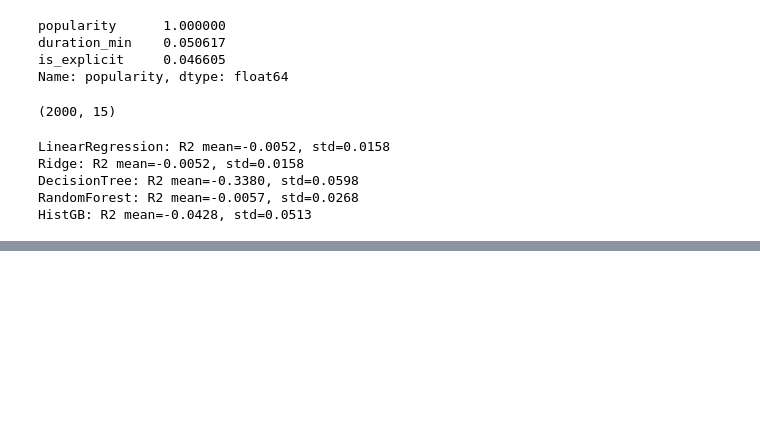
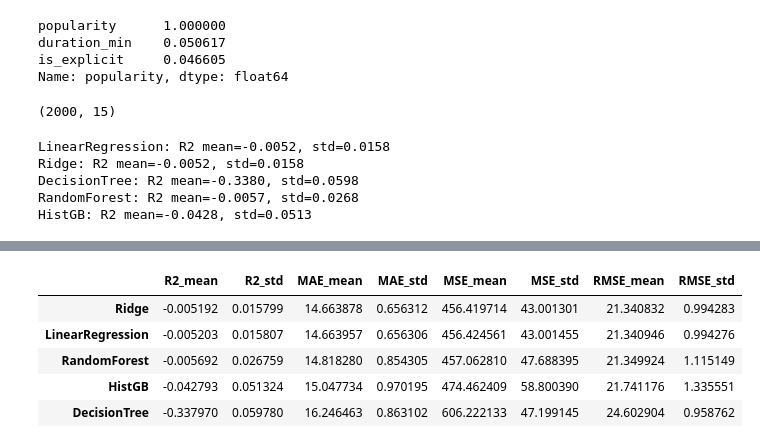
Before and after one commit to kirillms24/spotify-ml-project, a Jupyter notebook: notebook.ipynb, the cells around one changed output, grey strips where cells are left out. Cells and saved outputs as stored; diff of their text form; code cells hidden in the pictures; blank space fills up the shorter version.

Commit message:
Обновлен notebook: добавлены MAE, MSE, RMSE

```diff
--- a/notebook.ipynb
+++ b/notebook.ipynb
@@ -226,3 +226,75 @@ Ridge: R2 mean=-0.0052, std=0.0158
 DecisionTree: R2 mean=-0.3380, std=0.0598
 RandomForest: R2 mean=-0.0057, std=0.0268
 HistGB: R2 mean=-0.0428, std=0.0513
+# %%
+#Импорт необходимых метрик
+from sklearn.metrics import make_scorer, mean_absolute_error, mean_squared_error
+import numpy as np
+import pandas as pd
+
+#Создаем scorers
+
+mae_scorer = make_scorer(mean_absolute_error, greater_is_better=False)
+mse_scorer = make_scorer(mean_squared_error, greater_is_better=False)
+
+# Функция RMSE
+def rmse(y_true, y_pred):
+    # RMSE — корень из MSE
+    return np.sqrt(mean_squared_error(y_true, y_pred))
+
+rmse_scorer = make_scorer(rmse, greater_is_better=False)
+
+#Проверяем определение моделей
+assert 'models' in globals(), "Ошибка: сначала создайте словарь `models`"
+assert 'X' in globals() and 'y' in globals(), "Ошибка: переменные X и y должны быть созданы"
+assert 'kf' in globals(), "Ошибка: создайте KFold: kf = KFold(n_splits=5, shuffle=True, random_state=...)"
+
+cv_metrics = {}
+
+#Основной цикл по моделям
+for name, model in models.items():
+    print(f"Evaluating (CV) model: {name}")
+
+    pipe = Pipeline([
+        ('imputer', SimpleImputer(strategy='median')),  # заполняем пропуски медианой
+        ('scaler', StandardScaler()),                   # нормируем данные
+        ('model', model)                                # сама модель
+    ])
+
+    #R²
+    r2_scores = cross_val_score(pipe, X, y, cv=kf, scoring='r2', n_jobs=1)
+
+    #MAE, MSE, RMSE
+    mae_scores  = -cross_val_score(pipe, X, y, cv=kf, scoring=mae_scorer,  n_jobs=1)
+    mse_scores  = -cross_val_score(pipe, X, y, cv=kf, scoring=mse_scorer,  n_jobs=1)
+    rmse_scores = -cross_val_score(pipe, X, y, cv=kf, scoring=rmse_scorer, n_jobs=1)
+
+    #Записываем результаты
+    cv_metrics[name] = {
+        'R2_mean': r2_scores.mean(),     'R2_std': r2_scores.std(),
+        'MAE_mean': mae_scores.mean(),   'MAE_std': mae_scores.std(),
+        'MSE_mean': mse_scores.mean(),   'MSE_std': mse_scores.std(),
+        'RMSE_mean': rmse_scores.mean(), 'RMSE_std': rmse_scores.std(),
+    }
+
+    #Вывод
+    print(f"  R2:   {r2_scores .mean():.4f} ± {r2_scores .std():.4f}")
+    print(f"  MAE:  {mae_scores.mean():.4f} ± {mae_scores.std():.4f}")
+    print(f"  RMSE: {rmse_scores.mean():.4f} ± {rmse_scores.std():.4f}")
+    print()
+
+#Делаем таблицу
+
+cv_df = pd.DataFrame(cv_metrics).T
+
+col_order = [
+    'R2_mean','R2_std',
+    'MAE_mean','MAE_std',
+    'MSE_mean','MSE_std',
+    'RMSE_mean','RMSE_std'
+]
+
+cv_df = cv_df[col_order]
+
+display(cv_df.sort_values('R2_mean', ascending=False))
+# %% [output]
@@ -228,0 +318,6 @@ HistGB: R2 mean=-0.0428, std=0.0513
+|  | R2_mean | R2_std | MAE_mean | MAE_std | MSE_mean | MSE_std | RMSE_mean | RMSE_std |
+| Ridge | -0.005192 | 0.015799 | 14.663878 | 0.656312 | 456.419714 | 43.001301 | 21.340832 | 0.994283 |
+| LinearRegression | -0.005203 | 0.015807 | 14.663957 | 0.656306 | 456.424561 | 43.001455 | 21.340946 | 0.994276 |
+| RandomForest | -0.005692 | 0.026759 | 14.818280 | 0.854305 | 457.062810 | 47.688395 | 21.349924 | 1.115149 |
+| HistGB | -0.042793 | 0.051324 | 15.047734 | 0.970195 | 474.462409 | 58.800390 | 21.741176 | 1.335551 |
+| DecisionTree | -0.337970 | 0.059780 | 16.246463 | 0.863102 | 606.222133 | 47.199145 | 24.602904 | 0.958762 |
```
Also changed, not shown: parts of 4 cells of this notebook.
